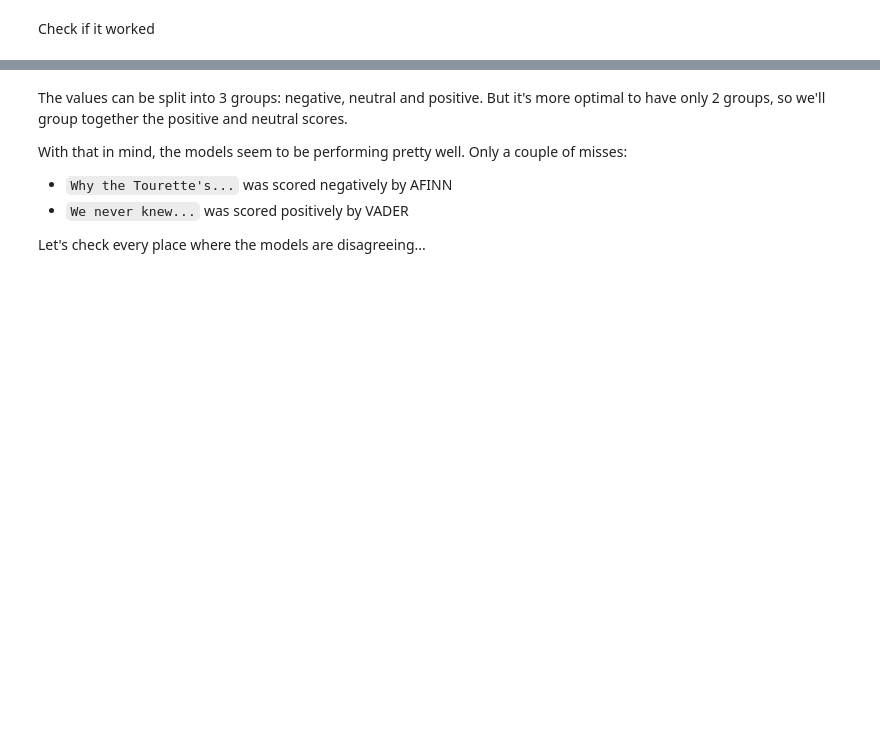
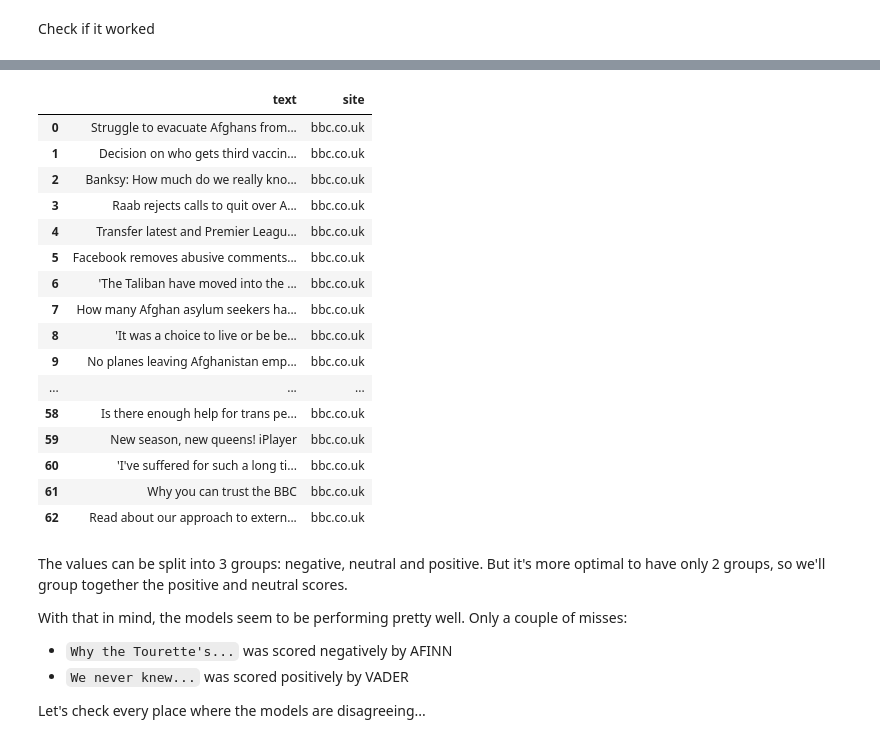
Before and after one commit to mihailthebuilder/bright-news-backend, a Jupyter notebook: research/main.ipynb, the cells around one changed output, grey strips where cells are left out. Drawn from its saved outputs; the diff is of its cells as text; code cells hidden in the pictures; blank space fills up the shorter version.

```diff
--- a/research/main.ipynb
+++ b/research/main.ipynb
@@ -295,0 +116,12 @@ Let's move the data to pandas and spot-check some of the results
+# %%
+unique_li = []
+
+for text_l in long_text:
+    unique = True
+
+    for text_u in unique_li:
+        if text_l in text_u:
+            unique = False
+
+    if unique:
+        unique_li.append(text_l)
@@ -299,6 +144,5 @@ import pandas as pd
 pd.set_option("max_row",None)
 pd.set_option('display.max_colwidth', None)
 
-token_df = pd.DataFrame(scored_tokens)
-
-token_df[33:43]
+token_df = pd.DataFrame(unique_li,columns=["text"])
+token_df["site"] = url
@@ -316,0 +163,24 @@ token_df[33:43]
+# %%
+results = pd.DataFrame(columns=["text","site"])
+# %%
+results = results.append(token_df)
+# %%
+results
+# %% [output]
+|  | text | site |
+| 0 | Struggle to evacuate Afghans from... | bbc.co.uk |
+| 1 | Decision on who gets third vaccin... | bbc.co.uk |
+| 2 | Banksy: How much do we really kno... | bbc.co.uk |
+| 3 | Raab rejects calls to quit over A... | bbc.co.uk |
+| 4 | Transfer latest and Premier Leagu... | bbc.co.uk |
+| 5 | Facebook removes abusive comments... | bbc.co.uk |
+| 6 | 'The Taliban have moved into the ... | bbc.co.uk |
+| 7 | How many Afghan asylum seekers ha... | bbc.co.uk |
+| 8 | 'It was a choice to live or be be... | bbc.co.uk |
+| 9 | No planes leaving Afghanistan emp... | bbc.co.uk |
+| ... | ... | ... |
+| 58 | Is there enough help for trans pe... | bbc.co.uk |
+| 59 | New season, new queens! iPlayer | bbc.co.uk |
+| 60 | 'I've suffered for such a long ti... | bbc.co.uk |
+| 61 | Why you can trust the BBC | bbc.co.uk |
+| 62 | Read about our approach to extern... | bbc.co.uk |
```
Also changed, not shown: parts of 32 cells of this notebook, 3 other files.
